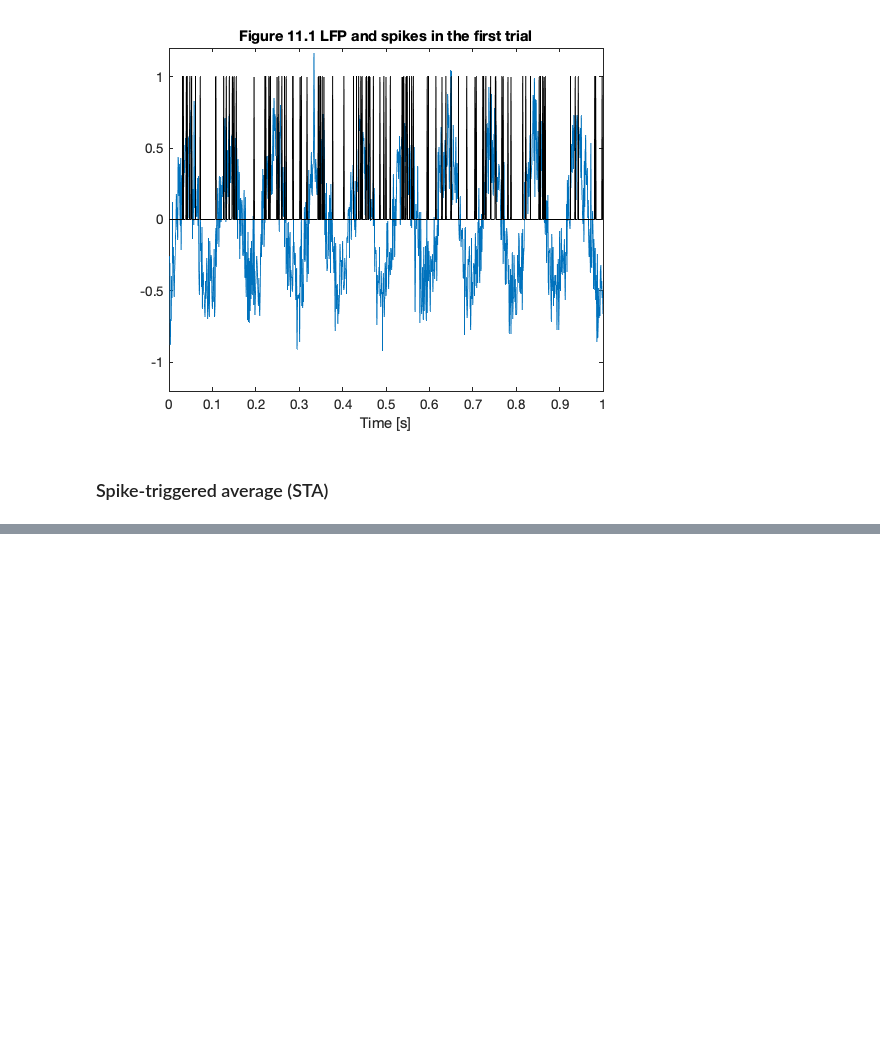
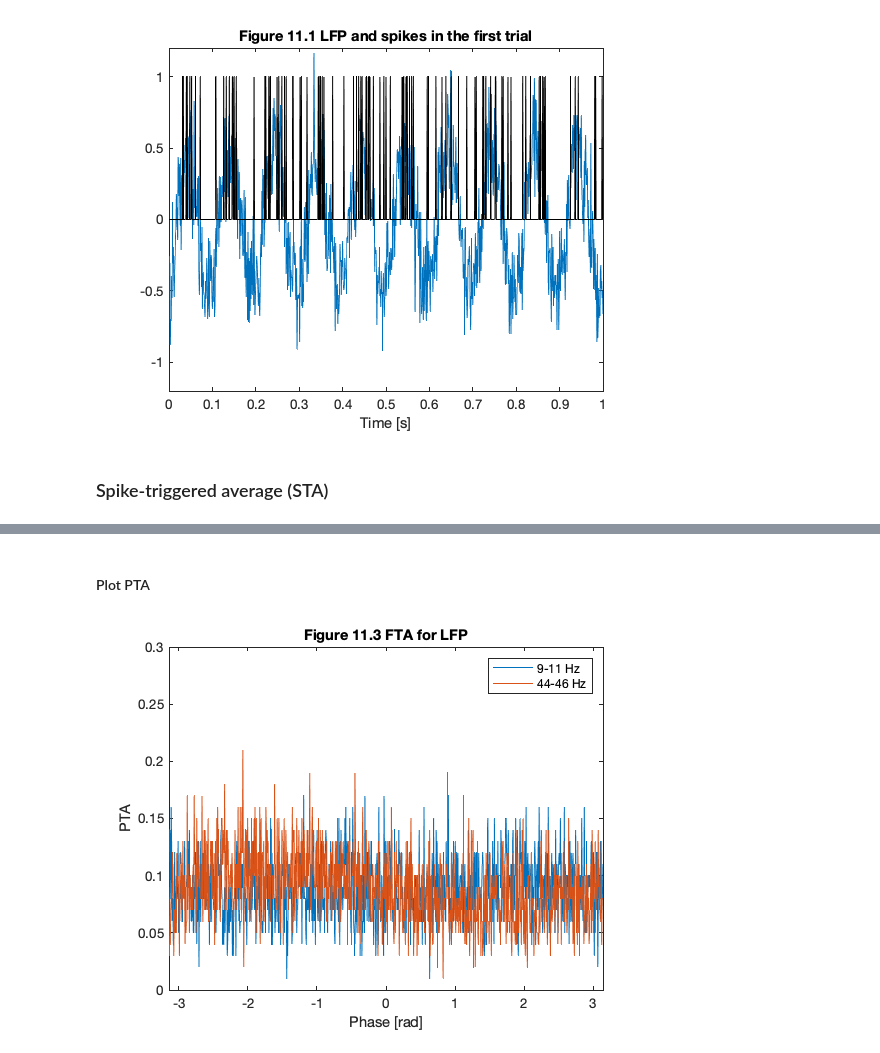
Before and after one commit to jiecui/Case-Studies-Kramer-Eden, a Jupyter notebook: Chapter11/Chapter_11.ipynb, the cells around one changed output, grey strips where cells are left out. Saved outputs shown, nothing was run; the diff lists cells and outputs as text; code cells hidden in the pictures; blank space fills up the shorter version.

```diff
--- a/Chapter11/Chapter_11.ipynb
+++ b/Chapter11/Chapter_11.ipynb
@@ -49,0 +72,39 @@ ylim([-1, 1] * 0.4)
+# %%
+dt = t(2) - t(1);
+fNQ = 1 / dt / 2;
+ord = 100;
+
+Wn1 = [9, 11] / fNQ;
+b1 = fir1(ord, Wn1);
+Wn2 = [44, 46] / fNQ;
+b2 = fir1(ord, Wn2);
+
+FTA1 = zeros(K, N);
+FTA2 = zeros(K, N);
+
+for k = 1:K
+    Vlo1 = filter(b1, 1, y(k, :));
+    phi1 = angle(hilbert(Vlo1));
+    [~, indices1] = sort(phi1);
+    FTA1(k, :) = n(k, indices1);
+
+    Vlo2 = filter(b2, 1, y(k, :));
+    phi2 = angle(hilbert(Vlo2));
+    [~, indices2] = sort(phi2);
+    FTA2(k, :) = n(k, indices2);
+end % for
+# %% [markdown]
+#### Plot PTA
+# %%
+p = linspace(-pi, pi, N);
+
+figure
+plot(p, mean(FTA1, 1), p, mean(FTA2, 1))
+xlim([-pi, pi])
+ylim([0, .3])
+legend("9-11 Hz", "44-46 Hz")
+xlabel('Phase [rad]')
+ylabel('PTA')
+title('Figure 11.3 FTA for LFP')
+# %% [output]
+[figure, added]
```
Also changed, not shown: parts of 4 cells of this notebook.
